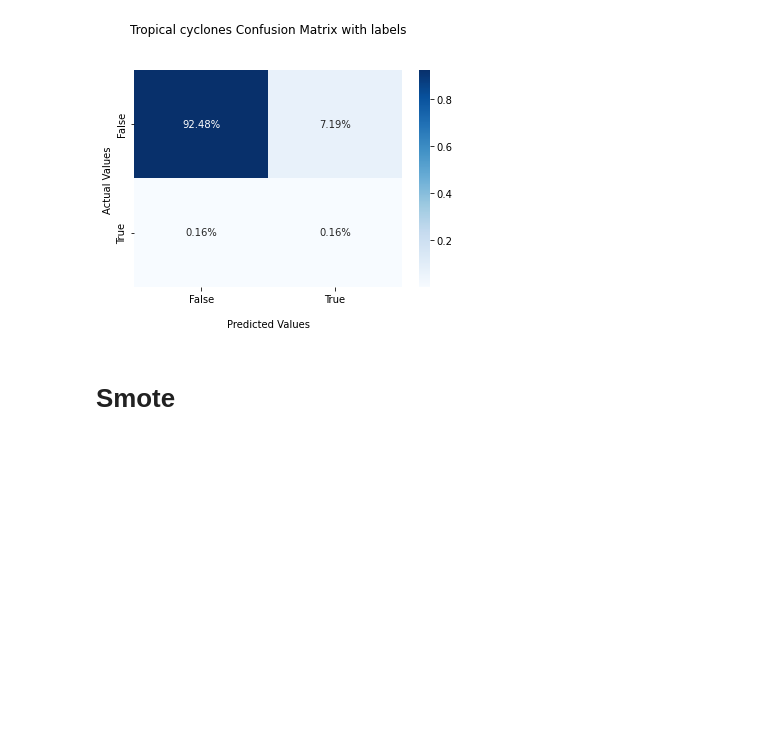
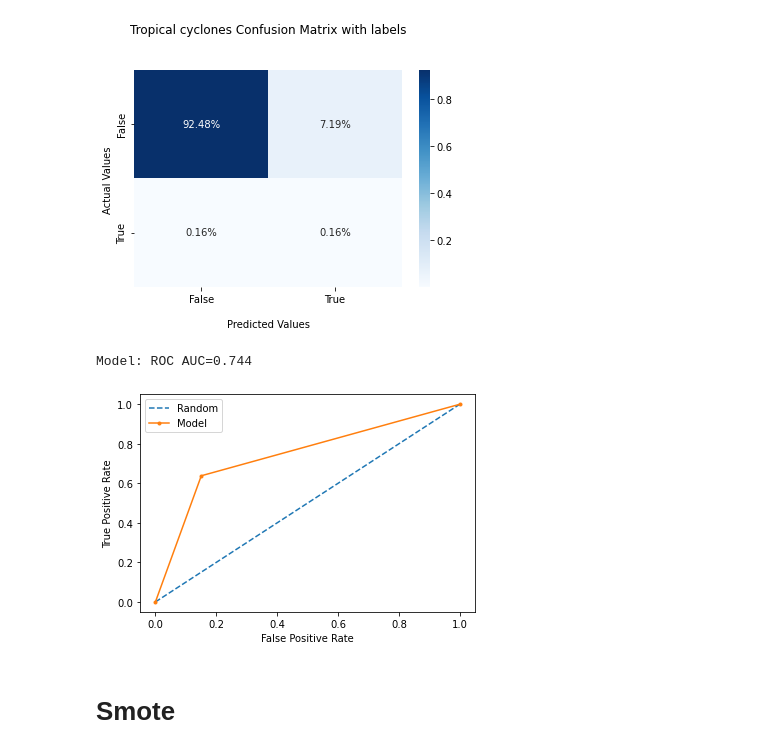
Before and after one commit to PaoloBonettiPolimi/TC, a Jupyter notebook: notebooks/OverSampling_tech_SMOTE.ipynb, the cells around one changed output. Saved outputs shown, nothing was run; the diff lists cells and outputs as text; code cells hidden in the pictures; blank space fills up the shorter version.

```diff
--- a/notebooks/OverSampling_tech_SMOTE.ipynb
+++ b/notebooks/OverSampling_tech_SMOTE.ipynb
@@ -162,15 +156,15 @@ print (y_validation)
 [688402 rows x 1 columns]
 # %%
 ##### Step 5 - Specify the structure of a Neural Network
-model = tf.keras.models.Sequential([
+model_simple = tf.keras.models.Sequential([
     tf.keras.layers.Flatten(input_shape=(8,)),
     tf.keras.layers.Dense(8, activation='tanh', name='Hidden-Layer'),
     tf.keras.layers.Dropout(0.2),
     tf.keras.layers.Dense(1, activation='sigmoid', name='Output-Layer')
 ])
-model.compile(optimizer='adam',
+model_simple.compile(optimizer='adam',
     loss='binary_crossentropy',
     metrics=['accuracy'])
 
-model.fit(x_training, y_training, epochs = 1 ,  validation_data=(x_validation, y_validation))#*********more epochs = 5
+model_simple.fit(x_training, y_training, epochs = 1 ,  validation_data=(x_validation, y_validation))#*********more epochs = 5
 # %% [output]
@@ -184,27 +175,27 @@ Train on 4268771 samples, validate on 688402 samples
 # %%
 ##### Step 6 - Use model to make predictions
 # Predict class labels on training data
-pred_labels_tr = (model.predict(x_training)> 0.01).astype(int)
+pred_labels_tr_simple = (model_simple.predict(x_training)> 0.01).astype(int)
 # Predict class labels on a test data
-pred_labels_te = (model.predict(x_test)> 0.01).astype(int)
+pred_labels_te_simple = (model_simple.predict(x_test)> 0.01).astype(int)
 #> 0.01).astype(int)
 
 ##### Step 7 - Model Performance Summary
 print("")
 print('-------------------- Model Summary --------------------')
-model.summary() # print model summary
+model_simple.summary() # print model summary
 print("")
 print('-------------------- Weights and Biases --------------------')
-for layer in model.layers:
+for layer in model_simple.layers:
     print("Layer: ", layer.name) # print layer name
 
 print("")
 print('---------- Evaluation on Training Data ----------')
-print(classification_report(y_training, pred_labels_tr))
+print(classification_report(y_training, pred_labels_tr_simple))
 print("")
 
 print('---------- Evaluation on Test Data ----------')
-print(classification_report(y_test, pred_labels_te))
+print(classification_report(y_test, pred_labels_te_simple))
 print("")
 # %% [output]
 WARNING:tensorflow:Falling back from v2 loop because of error: Failed to find data adapter that can handle input: <class 'pandas.core.frame.DataFrame'>, <class 'NoneType'>
@@ -267,6 +258,11 @@ plt.show()
  [   890    865]]
 [figure]
 [figure]
+# %%
+plot_roc_curve(y_test, pred_labels_te_simple)
+# %% [output]
+Model: ROC AUC=0.744
+[figure, added]
 # %% [markdown]
 # Smote
 # %%
```
Also changed, not shown: parts of 47 cells of this notebook, 8 other files.
